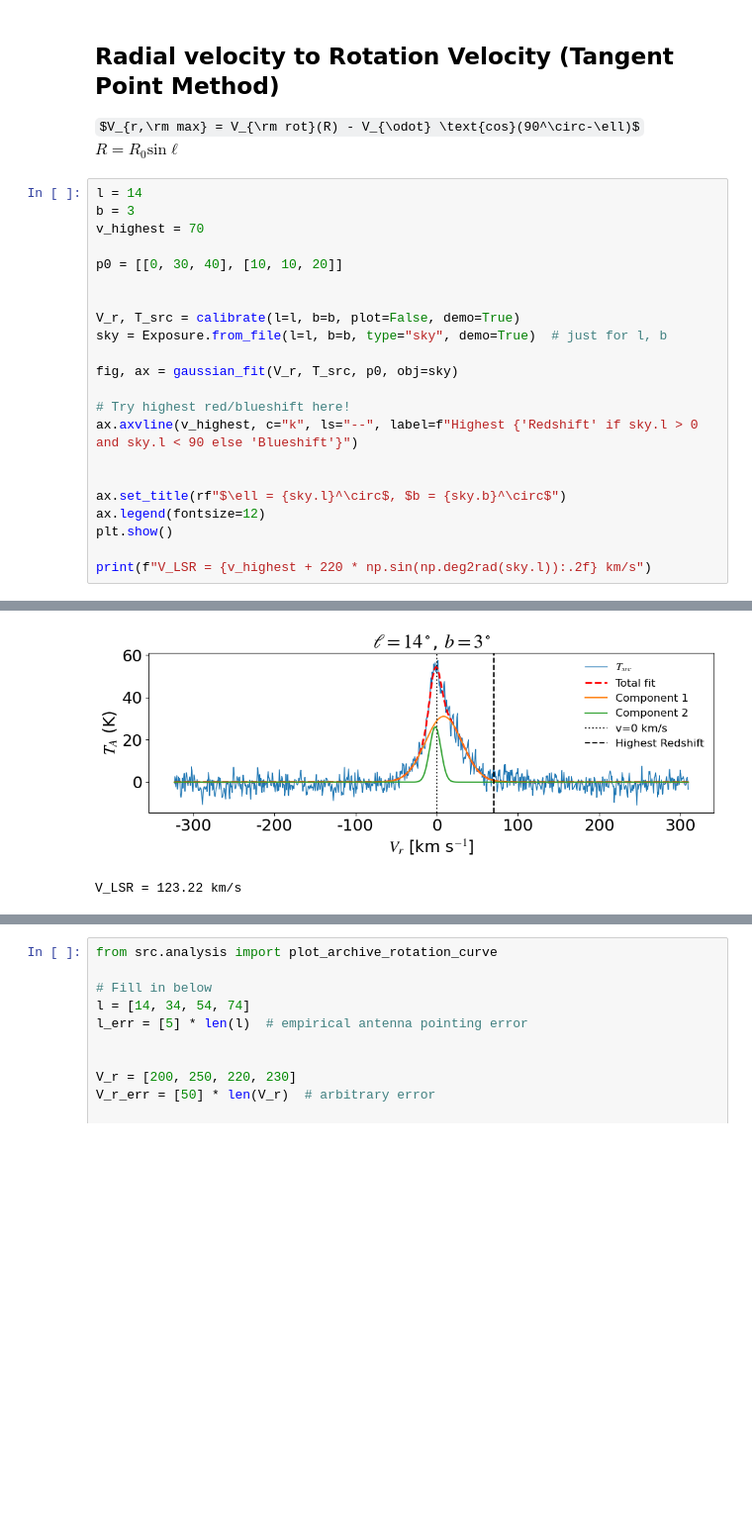
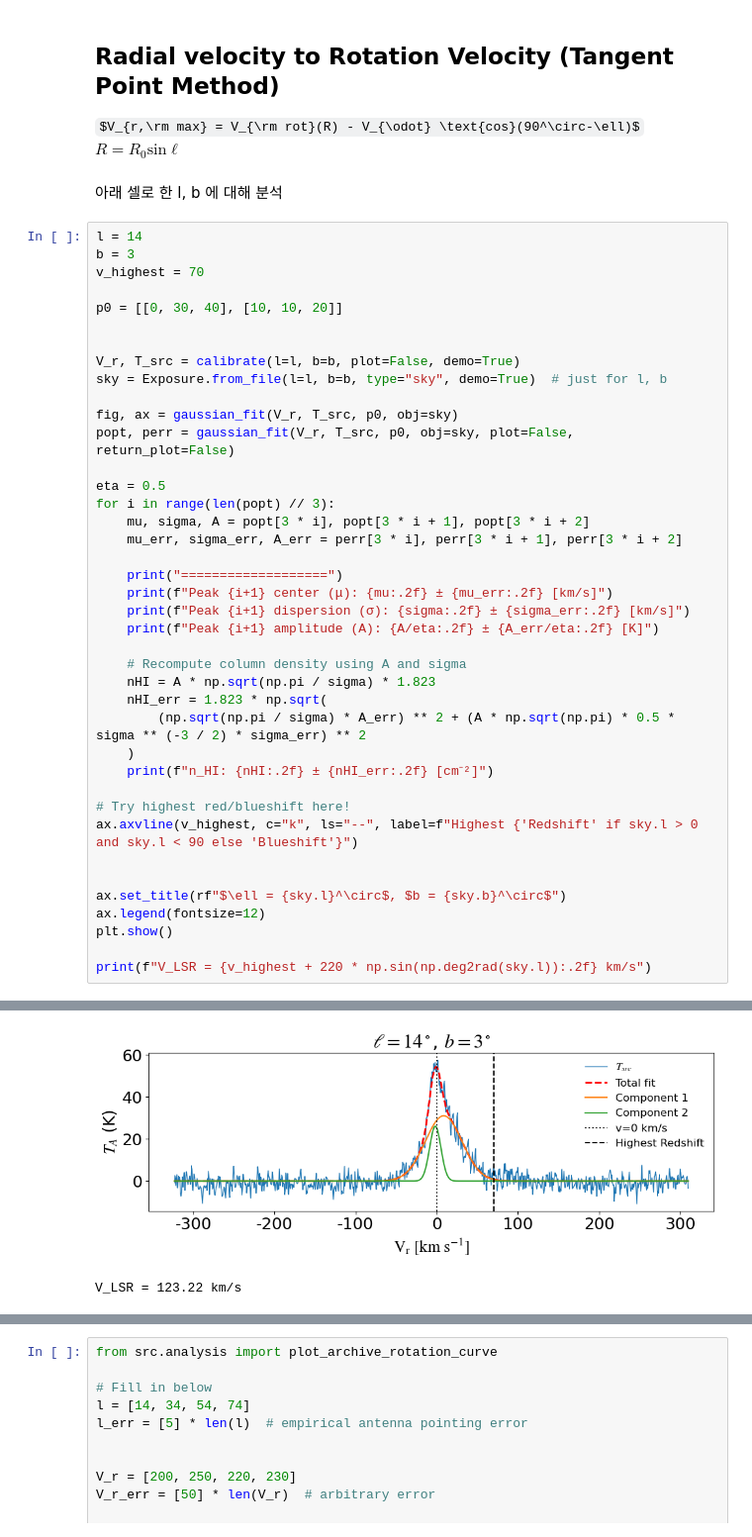
Before and after one commit to renormalization2/snu_astro_camp_2025, a Jupyter notebook: rotation_curve.ipynb, the cells around one changed output, grey strips where cells are left out. Shown at 99% size. Cells and saved outputs as stored; diff of their text form; some formulas as TeX source; blank space fills up the shorter version.

Commit message:
update rotation_curve

```diff
--- a/rotation_curve.ipynb
+++ b/rotation_curve.ipynb
@@ -9,6 +9,8 @@ from src.analysis import gaussian_fit
 
 $V_{r,\rm max} = V_{\rm rot}(R) - V_{\odot} \text{cos}(90^\circ-\ell)$ <br>
 $ R = R_0 \text{sin} \ell$
+# %% [markdown]
+아래 셀로 한 l, b 에 대해 분석
 # %%
 l = 14
 b = 3
@@ -21,6 +23,24 @@ V_r, T_src = calibrate(l=l, b=b, plot=False, demo=True)
 sky = Exposure.from_file(l=l, b=b, type="sky", demo=True)  # just for l, b
 
 fig, ax = gaussian_fit(V_r, T_src, p0, obj=sky)
+popt, perr = gaussian_fit(V_r, T_src, p0, obj=sky, plot=False, return_plot=False)
+
+eta = 0.5
+for i in range(len(popt) // 3):
+    mu, sigma, A = popt[3 * i], popt[3 * i + 1], popt[3 * i + 2]
+    mu_err, sigma_err, A_err = perr[3 * i], perr[3 * i + 1], perr[3 * i + 2]
+
+    print("===================")
+    print(f"Peak {i+1} center (μ): {mu:.2f} ± {mu_err:.2f} [km/s]")
+    print(f"Peak {i+1} dispersion (σ): {sigma:.2f} ± {sigma_err:.2f} [km/s]")
+    print(f"Peak {i+1} amplitude (A): {A/eta:.2f} ± {A_err/eta:.2f} [K]")
+
+    # Recompute column density using A and sigma
+    nHI = A * np.sqrt(np.pi / sigma) * 1.823
+    nHI_err = 1.823 * np.sqrt(
+        (np.sqrt(np.pi / sigma) * A_err) ** 2 + (A * np.sqrt(np.pi) * 0.5 * sigma ** (-3 / 2) * sigma_err) ** 2
+    )
+    print(f"n_HI: {nHI:.2f} ± {nHI_err:.2f} [cm⁻²]")
 
 # Try highest red/blueshift here!
 ax.axvline(v_highest, c="k", ls="--", label=f"Highest {'Redshift' if sky.l > 0 and sky.l < 90 else 'Blueshift'}")
@@ -40,2 +72,2 @@ Component 2: μ = -1.89 ± 0.31, σ = 6.99 ± 0.41, A = 26.11 ± 1.32
-[figure, old version]
+[figure, new version]
 V_LSR = 123.22 km/s
```
Also changed, not shown: parts of 4 cells of this notebook.
